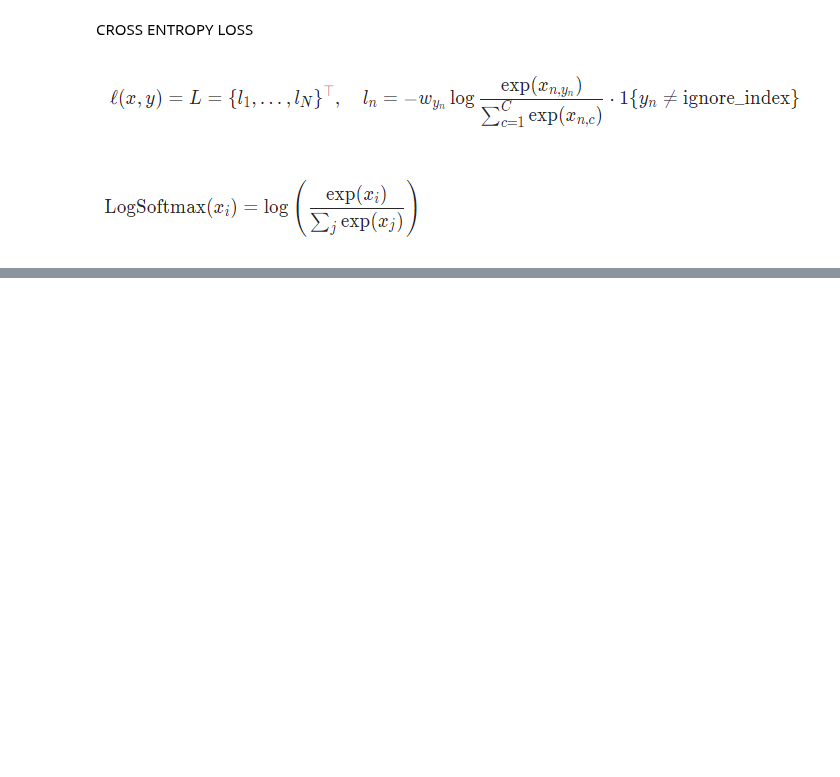
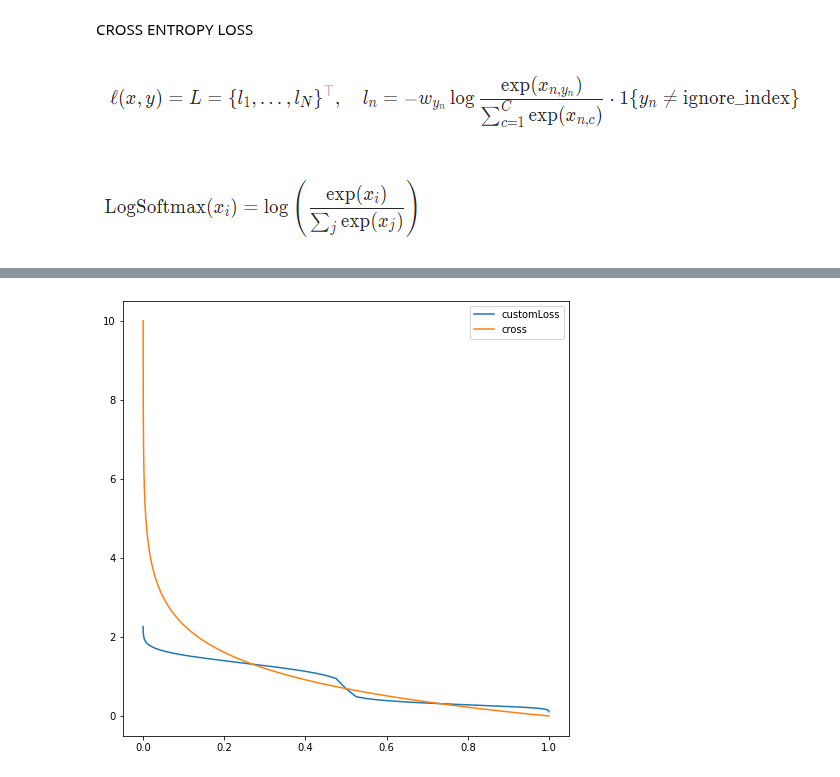
Before and after one commit to 591291-hvl/Bachelor, a Jupyter notebook: Code/notebooks/Tester/lossTest.ipynb, the cells around one changed output, grey strips where cells are left out. Cells and saved outputs as stored; diff of their text form; code cells hidden in the pictures; blank space fills up the shorter version.

Commit message:
loss plotting

```diff
--- a/Code/notebooks/Tester/lossTest.ipynb
+++ b/Code/notebooks/Tester/lossTest.ipynb
@@ -117,0 +145,19 @@ RuntimeError: The size of tensor a (2) must match the size of tensor b (10) at n
+# %%
+loss1 = lossFunctions.CustomLoss(3)
+loss2 = nn.CrossEntropyLoss()
+m = nn.Sigmoid()
+
+result1 = []
+result2 = []
+rnge =  np.arange(-10,10,0.1)
+for i in rnge:
+    result1.append(loss1(torch.FloatTensor([[i, 0]]), torch.LongTensor([0])))
+    result2.append(loss2(torch.FloatTensor([[i, 0]]), torch.LongTensor([0])))
+plt.figure(figsize=(8,8))
+plt.plot(m(torch.tensor(rnge)), result1, label="customLoss")
+plt.plot(m(torch.tensor(rnge)), result2, label="cross")
+# print(list(m((torch.tensor(rnge)))))
+plt.legend()
+plt.show()
+# %% [output]
+[figure, added]
```
Also changed, not shown: parts of 6 cells of this notebook.
